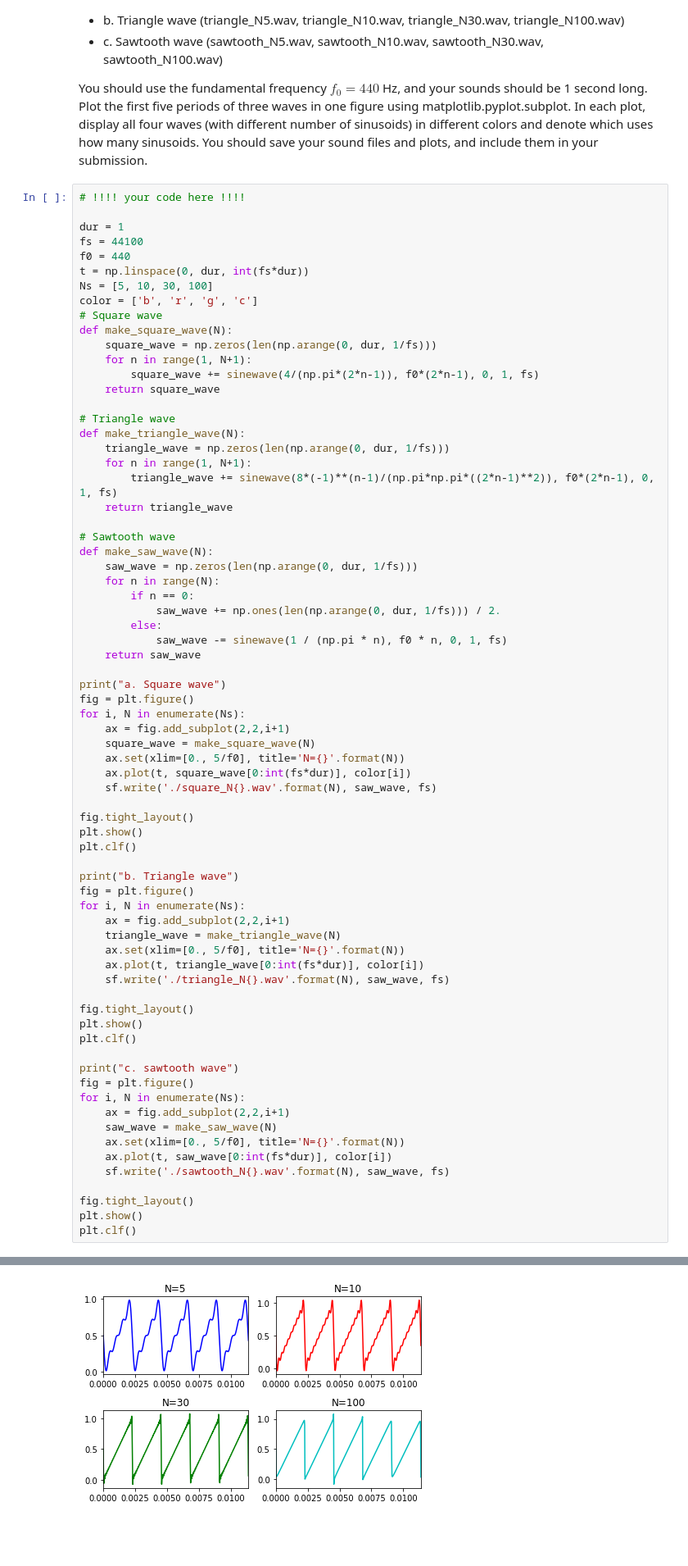
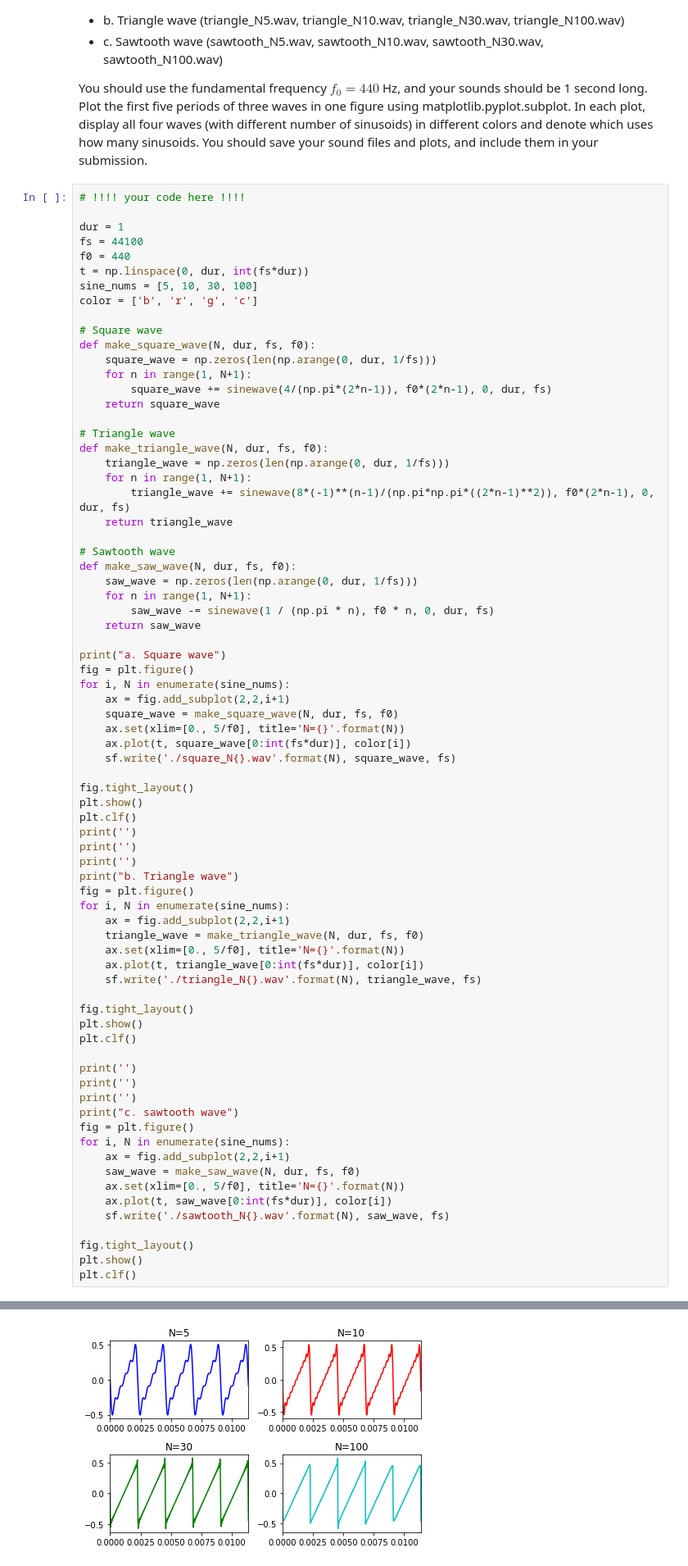
Before and after one commit to changwoonchoi/cl2020, a Jupyter notebook: as_1/assignment01.ipynb, the cells around one changed output, grey strips where cells are left out. Shown at 82% size. Cells and saved outputs as stored; diff of their text form; blank space fills up the shorter version.

```diff
--- a/as_1/assignment01.ipynb
+++ b/as_1/assignment01.ipynb
@@ -177,79 +177,82 @@ dur = 1
 fs = 44100
 f0 = 440
 t = np.linspace(0, dur, int(fs*dur))
-Ns = [5, 10, 30, 100]
+sine_nums = [5, 10, 30, 100]
 color = ['b', 'r', 'g', 'c']
+
 # Square wave
-def make_square_wave(N):
+def make_square_wave(N, dur, fs, f0):
     square_wave = np.zeros(len(np.arange(0, dur, 1/fs)))
     for n in range(1, N+1):
-        square_wave += sinewave(4/(np.pi*(2*n-1)), f0*(2*n-1), 0, 1, fs)
+        square_wave += sinewave(4/(np.pi*(2*n-1)), f0*(2*n-1), 0, dur, fs)
     return square_wave
 
 # Triangle wave
-def make_triangle_wave(N):
+def make_triangle_wave(N, dur, fs, f0):
     triangle_wave = np.zeros(len(np.arange(0, dur, 1/fs)))
     for n in range(1, N+1):
-        triangle_wave += sinewave(8*(-1)**(n-1)/(np.pi*np.pi*((2*n-1)**2)), f0*(2*n-1), 0, 1, fs)
+        triangle_wave += sinewave(8*(-1)**(n-1)/(np.pi*np.pi*((2*n-1)**2)), f0*(2*n-1), 0, dur, fs)
     return triangle_wave
 
 # Sawtooth wave
-def make_saw_wave(N):
+def make_saw_wave(N, dur, fs, f0):
     saw_wave = np.zeros(len(np.arange(0, dur, 1/fs)))
-    for n in range(N):
-        if n == 0:
-            saw_wave += np.ones(len(np.arange(0, dur, 1/fs))) / 2.
-        else:
-            saw_wave -= sinewave(1 / (np.pi * n), f0 * n, 0, 1, fs)
+    for n in range(1, N+1):
+        saw_wave -= sinewave(1 / (np.pi * n), f0 * n, 0, dur, fs)
     return saw_wave
 
 print("a. Square wave")
 fig = plt.figure()
-for i, N in enumerate(Ns):
+for i, N in enumerate(sine_nums):
     ax = fig.add_subplot(2,2,i+1)
-    square_wave = make_square_wave(N)
+    square_wave = make_square_wave(N, dur, fs, f0)
     ax.set(xlim=[0., 5/f0], title='N={}'.format(N))
     ax.plot(t, square_wave[0:int(fs*dur)], color[i])
-    sf.write('./square_N{}.wav'.format(N), saw_wave, fs)
+    sf.write('./square_N{}.wav'.format(N), square_wave, fs)
+
+fig.tight_layout()
+plt.show()
+plt.clf()
+print('')
+print('')
+print('')
+print("b. Triangle wave")
+fig = plt.figure()
+for i, N in enumerate(sine_nums):
+    ax = fig.add_subplot(2,2,i+1)
+    triangle_wave = make_triangle_wave(N, dur, fs, f0)
+    ax.set(xlim=[0., 5/f0], title='N={}'.format(N))
+    ax.plot(t, triangle_wave[0:int(fs*dur)], color[i])
+    sf.write('./triangle_N{}.wav'.format(N), triangle_wave, fs)
 
 fig.tight_layout()
 plt.show()
 plt.clf()
 
-print("b. Triangle wave")
-fig = plt.figure()
-for i, N in enumerate(Ns):
-    ax = fig.add_subplot(2,2,i+1)
-    triangle_wave = make_triangle_wave(N)
-    ax.set(xlim=[0., 5/f0], title='N={}'.format(N))
-    ax.plot(t, triangle_wave[0:int(fs*dur)], color[i])
-    sf.write('./triangle_N{}.wav'.format(N), saw_wave, fs)
-
-fig.tight_layout()
-plt.show()
-plt.clf()
-
+print('')
+print('')
+print('')
 print("c. sawtooth wave")
 fig = plt.figure()
-for i, N in enumerate(Ns):
+for i, N in enumerate(sine_nums):
     ax = fig.add_subplot(2,2,i+1)
-    saw_wave = make_saw_wave(N)
+    saw_wave = make_saw_wave(N, dur, fs, f0)
     ax.set(xlim=[0., 5/f0], title='N={}'.format(N))
     ax.plot(t, saw_wave[0:int(fs*dur)], color[i])
     sf.write('./sawtooth_N{}.wav'.format(N), saw_wave, fs)
 
 fig.tight_layout()
 plt.show()
 plt.clf()
 # %% [output]
 a. Square wave
 [figure]
 b. Triangle wave
 <Figure size 432x288 with 0 Axes>
 [figure]
 c. sawtooth wave
 <Figure size 432x288 with 0 Axes>
-[figure, old version]
+[figure, new version]
 <Figure size 432x288 with 0 Axes>
 # %% [markdown]
 
```
Also changed, not shown: parts of 8 cells of this notebook, 12 other files.
